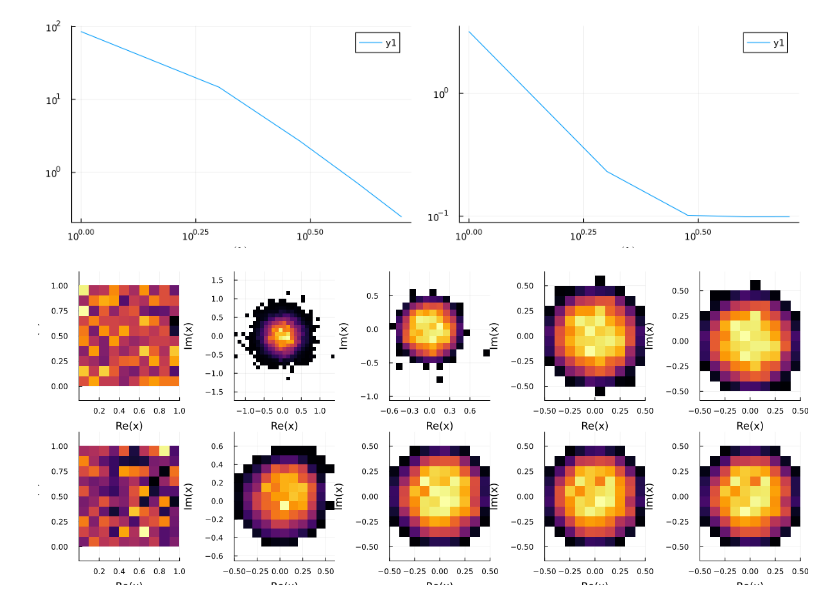
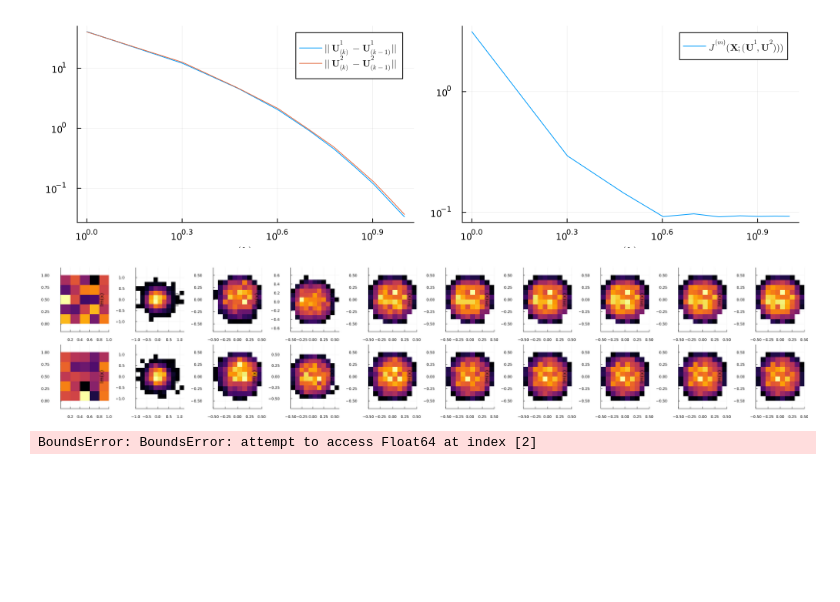
Before and after one commit to smichelena/QuadraticTeamDecisionSolver.jl, a Jupyter notebook: solverTesting.ipynb, the cells around one changed output. Cells and saved outputs as stored; diff of their text form; code cells hidden in the pictures; blank space fills up the shorter version.

```diff
--- a/solverTesting.ipynb
+++ b/solverTesting.ipynb
@@ -1,2 +1,5 @@
 # %%
 using QuadraticTeamDecisionSolver, Distributions, Statistics, LinearAlgebra, Plots, LaTeXStrings
+# %%
+#replace with desired directory
+saveTo = "/home/fe/michelena/Schreibtisch/thesis/progress"
@@ -8,5 +29,5 @@ t = teamMMSEproblem(σᵣ, zeros(Float64, N), ones(Float64, N), zeros(Float64, N
 # %%
-m = 10000;
-iterations = 5;
+m = 2000;
+iterations = 10;
 Y, R, r = generateTeamMMSEsamples(p, t, m);
 # %%
@@ -40,23 +60,53 @@ perf_jacobi = [urisk(testW_jacobi[k], testR, testr) for k in 1:iterations]
 # %%
-conv = plot(sum(conv_jacobi) / p.N, xscale = :log10,  yscale = :log10, xlabel = L"(k)");
-perf = plot(perf_jacobi, yscale = :log10, xscale = :log10, xlabel = L"(k)");
-plot(conv, perf, layout = (1, 2), size = (1000, 300))
+conv = plot(conv_jacobi, xscale=:log10, yscale=:log10, xlabel=L"(k)", label=[L"||\mathbf{U}_{(k)}^1 - \mathbf{U}_{(k-1)}^1||" L"||\mathbf{U}_{(k)}^2 - \mathbf{U}_{(k-1)}^2||"]);
+perf = plot(perf_jacobi, yscale=:log10, xscale=:log10, xlabel=L"(k)", label=L"J^{(m)}(\mathbf{X}; (\mathbf{U}^1, \mathbf{U}^2)))");
+plot(conv, perf, layout=(1, 2), size=(1000, 300))
+savefig(saveTo*"/convergence.png");
+display(Plots.current())
 # %% [output]
-[figure, old version]
+[figure, new version]
 # %%
 # Step 2: Create a 1x5 grid of subplots
-plot_layout = plot(layout=(2, iterations), legend=false)
+plot_layout = plot(layout = (2, iterations), legend = false)
 
 # Step 3: Generate histograms and add them to the grid
 for k in 1:iterations
-    h1 = histogram2d(w_jacobi[1][k], normalize=:pdf, show_empty_bins=false, normed=true, aspect_ratio=1)
-    histogram2d!(plot_layout[k], w_jacobi[1][k], normalize=:pdf, show_empty_bins=false, normed=true, aspect_ratio=1)
+	h1 = histogram2d(
+		w_jacobi[1][k],
+		normalize = :pdf,
+		show_empty_bins = false,
+		normed = true,
+		aspect_ratio = 1,
+	)
+	histogram2d!(
+		plot_layout[k],
+		w_jacobi[1][k],
+		normalize = :pdf,
+		show_empty_bins = false,
+		normed = true,
+		aspect_ratio = 1,
+	)
 
-    h2 = histogram2d(w_jacobi[2][k], normalize=:pdf, show_empty_bins=false, normed=true, aspect_ratio=1)
-    histogram2d!(plot_layout[2, k], w_jacobi[2][k], normalize=:pdf, show_empty_bins=false, normed=true, aspect_ratio=1)
+	h2 = histogram2d(
+		w_jacobi[2][k],
+		normalize = :pdf,
+		show_empty_bins = false,
+		normed = true,
+		aspect_ratio = 1,
+	)
+	histogram2d!(
+		plot_layout[2, k],
+		w_jacobi[2][k],
+		normalize = :pdf,
+		show_empty_bins = false,
+		normed = true,
+		aspect_ratio = 1,
+	)
 end
 
 # Step 4: Show the plot
-plot(plot_layout, size=(1200,500))
+plot(plot_layout, size = (2500, 500))
+savefig(saveTo*"/evolution.png");
+display(Plots.current())
 # %% [output]
-[figure, old version]
+[figure, new version]
@@ -62,0 +127,16 @@ plot(plot_layout, size=(1200,500))
+# %%
+sinrplt = plot(size=(700,500))
+for (sinr, curve) in zip(sinrRange, sinrResult)
+    plot!(sinrplt, curve, yscale=:log10, xscale=:log10, label=latexstring("\\sigma = $(sinr)"), legend=:topleft)
+
+    # Get the last point of the current curve to place the label
+    x_label = iterations
+    y_label = last(curve)
+
+    # Add the label on top of the curve
+    annotate!(sinrplt, x_label, y_label, text(latexstring("\\sigma = $(sinr)"), 8, :left, :white, :black, 3))
+end
+savefig(saveTo*"/sinrplt.png");
+display(Plots.current())
+# %% [output]
+BoundsError: BoundsError: attempt to access Float64 at index [2]
```
Also changed, not shown: parts of 12 cells of this notebook, 4 other files.
